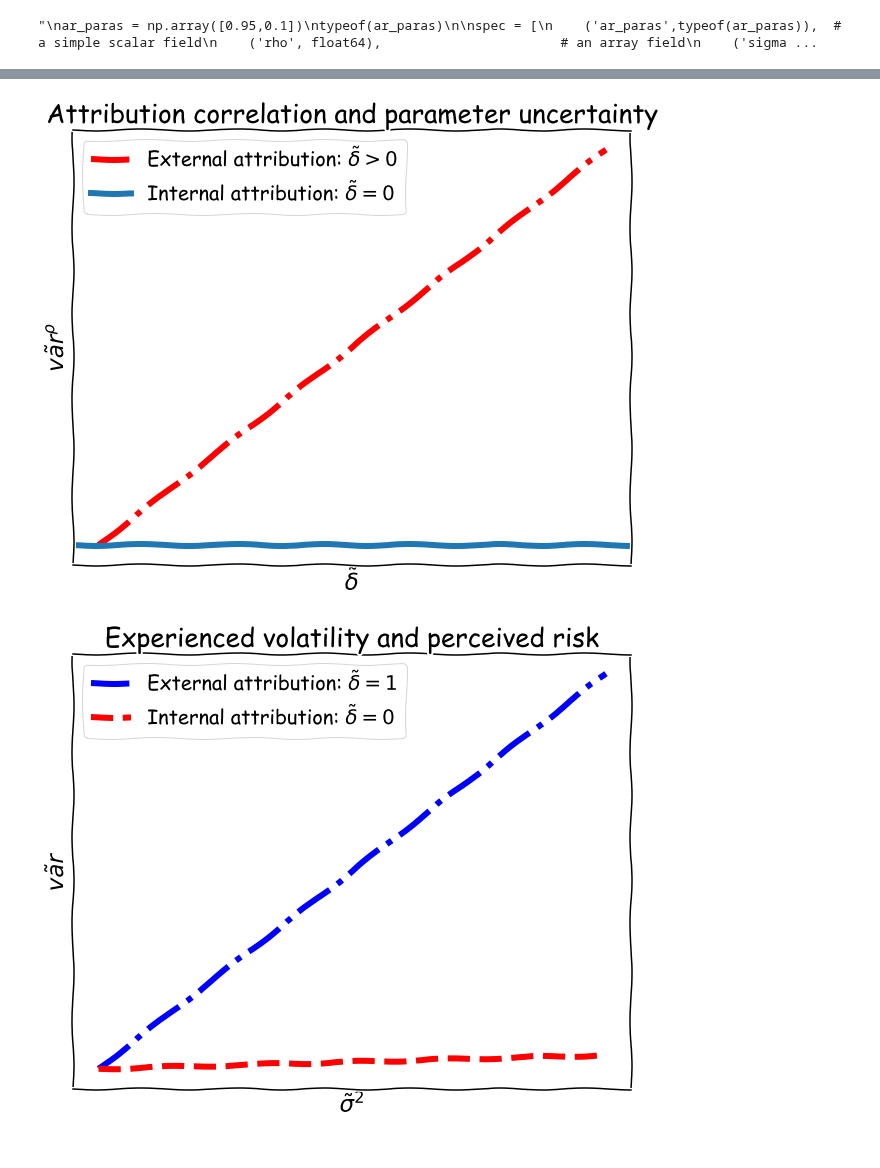
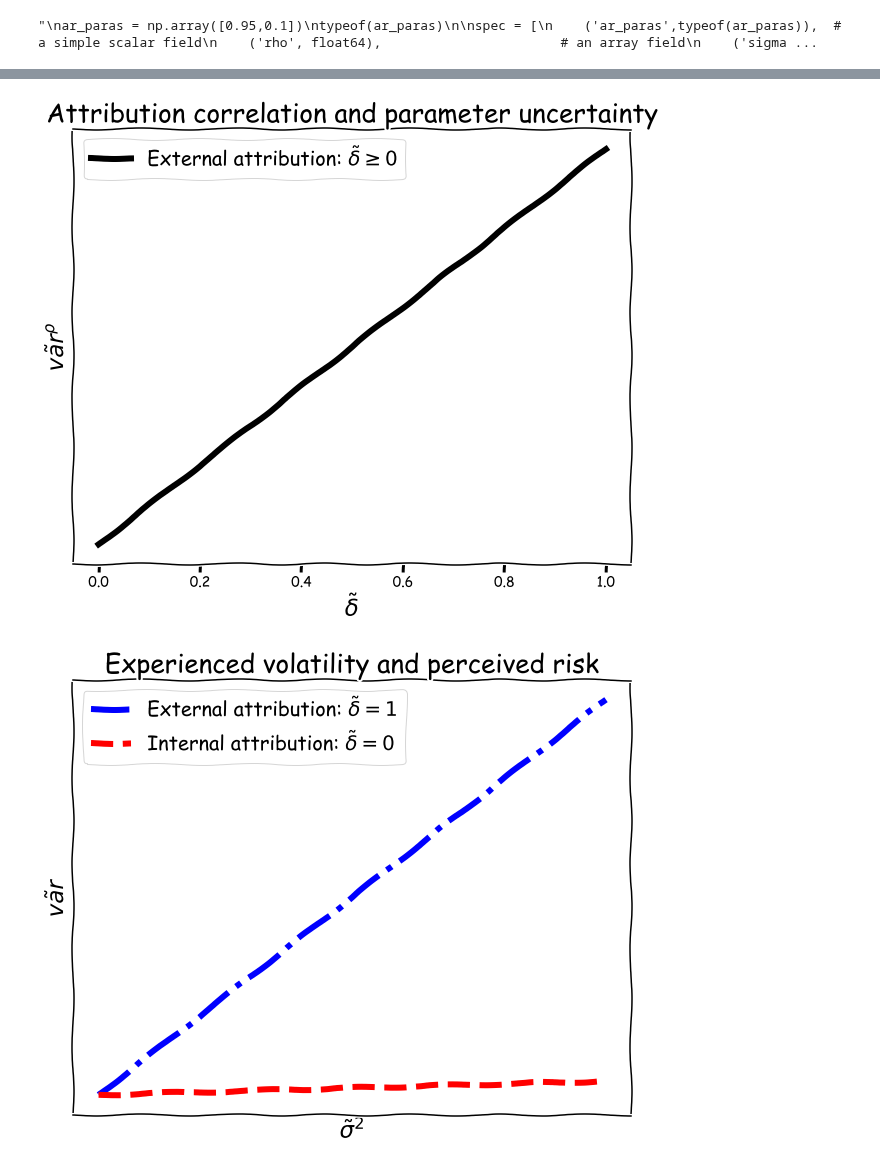
Before and after one commit to iworld1991/IncExpProject, a Jupyter notebook: WorkingFolder/PythonCode/TheoryLearning.ipynb, the cells around one changed output, grey strips where cells are left out. Cells and saved outputs as stored; diff of their text form; code cells hidden in the pictures.

```diff
--- a/WorkingFolder/PythonCode/TheoryLearning.ipynb
+++ b/WorkingFolder/PythonCode/TheoryLearning.ipynb
@@ -554,40 +554,40 @@ for i,corr in enumerate(corrs):
                                         corr = corr,
                                         sigma2 = sigma2)
 with plt.xkcd():
     plt.figure(figsize = figsize)
     plt.plot(corrs,
             tilde_var_paras,
-            'r-.',
+            'k-',
             lw = lw,
-            label =r'External attribution: $\tilde{\delta} > 0$')
-    plt.axhline(tilde_var_paras[0],
-                lw = lw,
-                label =r'Internal attribution: $\tilde{\delta} = 0$')
+            label =r'External attribution: $\tilde{\delta} \geq 0$')
+    #plt.axhline(tilde_var_paras[0],
+    #            lw = lw,
+    #            label =r'Internal attribution: $\tilde{\delta} = 0$')
     plt.xlabel(r'$\tilde \delta$',
                fontsize = fontsize)
     plt.ylabel(r'$\tilde{var}^\rho}$',
                fontsize = fontsize)
     #plt.text(0.5,0.4,
     #         r'$ [(\sum^{t-c}_{k=0}\sum^{n}_{j=1}y^2_{j,t-k-1})^{-1}ny^2_{i,t} + 1] \tilde{\sigma}^2$',
     #         fontsize = fontsize,
     #         color='blue',
     #         horizontalalignment="left")
     #plt.annotate("x", xy=(px, py),
     #             xytext=(px-1.3,py+0.5),
     #             color="green",
     #             weight="heavy",
     #             fontsize= 14,
     #             arrowprops={"facecolor": "lightgreen"})
     #plt.grid(True)
-    plt.xticks([])
+    #plt.xticks([])
     plt.yticks([])
     plt.legend(loc = 0,
                fontsize = legendsize)
     plt.title('Attribution correlation and parameter uncertainty',
              fontsize = titlesize)
     plt.savefig('../Graphs/theory/corr_var.jpg')
 # %% [output]
-[figure, old version]
+[figure, new version]
 # %%
 n_grid = 20
 simga2s = np.linspace(0,2*one.sigma,n_grid)
```
Also changed, not shown: parts of 3 cells of this notebook, 30 other files.
